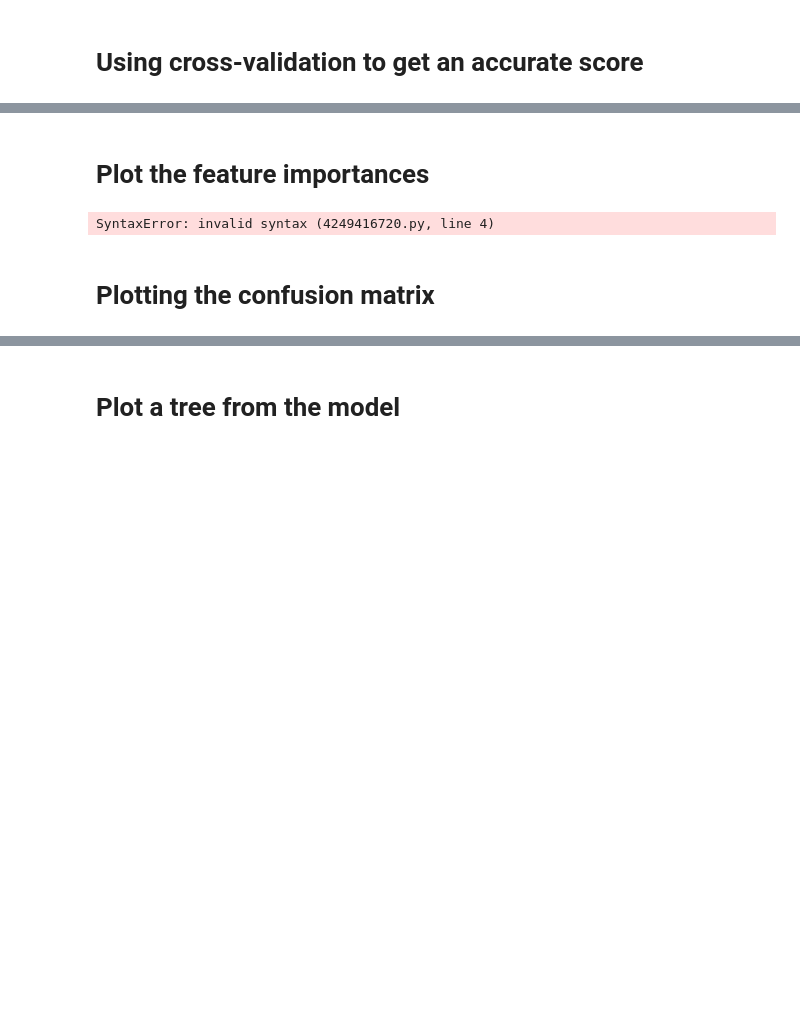
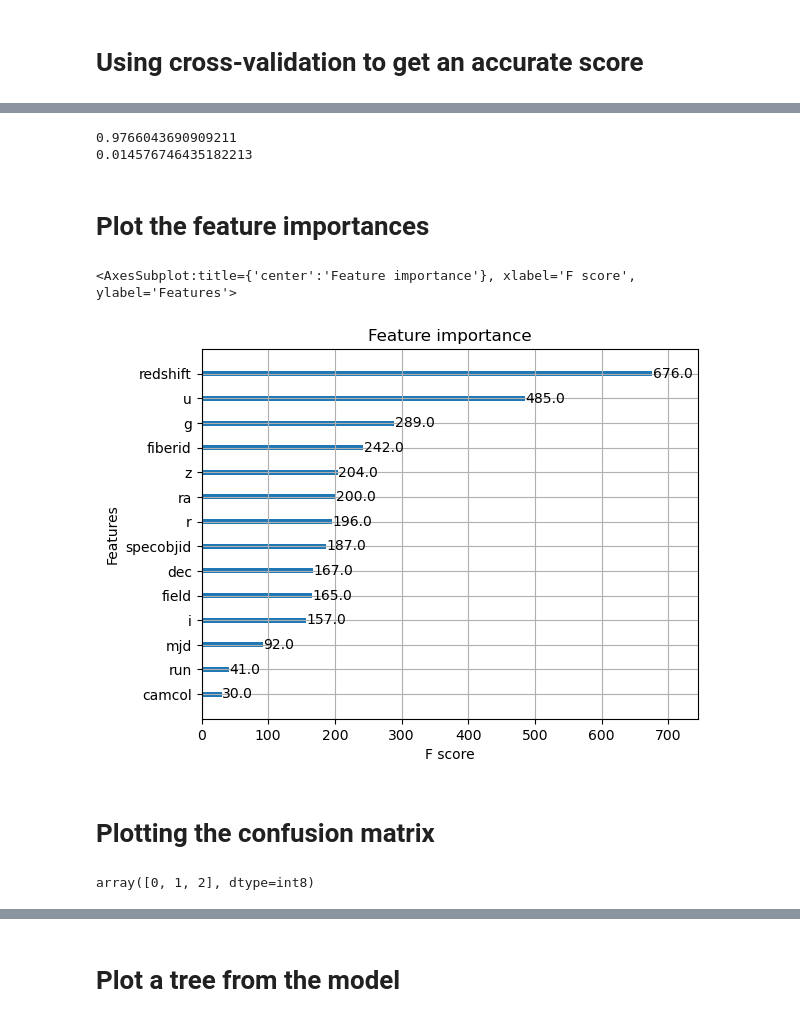
Before and after one commit to sigzugern/Lab-5, a Jupyter notebook: src/lab-5.ipynb, the cells around one changed output, grey strips where cells are left out. Drawn from its saved outputs; the diff is of its cells as text; code cells hidden in the pictures; blank space fills up the shorter version.

```diff
--- a/src/lab-5.ipynb
+++ b/src/lab-5.ipynb
@@ -41,9 +47,15 @@ Name: class, Length: 10000, dtype: int8
 # %%
 # Define X and y
+
+df2 = df.drop(["class"], axis=1)
+
+X = df2
+y = df["class"]
 # %% [markdown]
 # Train_test_split
 # %%
 # Split the data into train and test sets with test_size=0.2 and random_state=42
+X_train, X_test, y_train, y_test = train_test_split(X, y, test_size=0.2, random_state=42)
 # %% [markdown]
 # Optuna hyperparameter optimalization
 # %%
@@ -68,6 +78,6 @@ SyntaxError: invalid syntax (1939486727.py, line 14)
 # %%
 # Create a Optuna study object with .create_study() and set the direction to maximize, this is because we want to maximize the f1 score.
 # Then, run the study with .optimize() and pass the objective function and the number of trials as parameters.
-study =
-study.
+study = opt.create_study(direction="maximize")
+study.optimize(objective, n_trials=3)
 # %% [output]
@@ -77,3 +93,6 @@ SyntaxError: invalid syntax (3320903580.py, line 3)
 # %%
 # Retrieve the best parameters from the study with .best_params
 # And create a XGBoost classifier with the best parameters, then fit the model with the training data
+bparams = study.best_params
+model2 = xgb.XGBClassifier(bparams)
+model2.fit(X_train, y_train)
@@ -98,14 +132,29 @@ SyntaxError: invalid syntax (3585096085.py, line 6)
+# %%
+# Print the mean and standard deviation of the scores, this is a good way to evaluate the performance of the model.
+
+import statistics
+
+print(statistics.mean(scores))
+print(statistics.stdev(scores))
+# %% [output]
+0.9766043690909211
+0.014576746435182213
 # %% [markdown]
 # Plot the feature importances
 # %%
 # XGBoost has a built in function to plot the feature importance, use it to plot the feature importance of the model.
 # Feature importance shows how much each feature contributes to the model, this is a good way to see which features are important
 
-xgb.?
+xgb.plot_importance(model2)
 # %% [output]
-SyntaxError: invalid syntax (4249416720.py, line 4)
+<AxesSubplot:title={'center':'Feature importance'}, xlabel='F score', ylabel='Features'>
+[figure, added]
 # %% [markdown]
 # Plotting the confusion matrix
+# %%
+model2.classes_
+# %% [output]
+array([0, 1, 2], dtype=int8)
 # %%
 # A confusion matrix is a table that is often used to describe the performance of a classification model (or "classifier")
 # on a set of test data for which the true values are known. The confusion matrix itself is relatively simple to understand,
```
Also changed, not shown: parts of 11 cells of this notebook.
